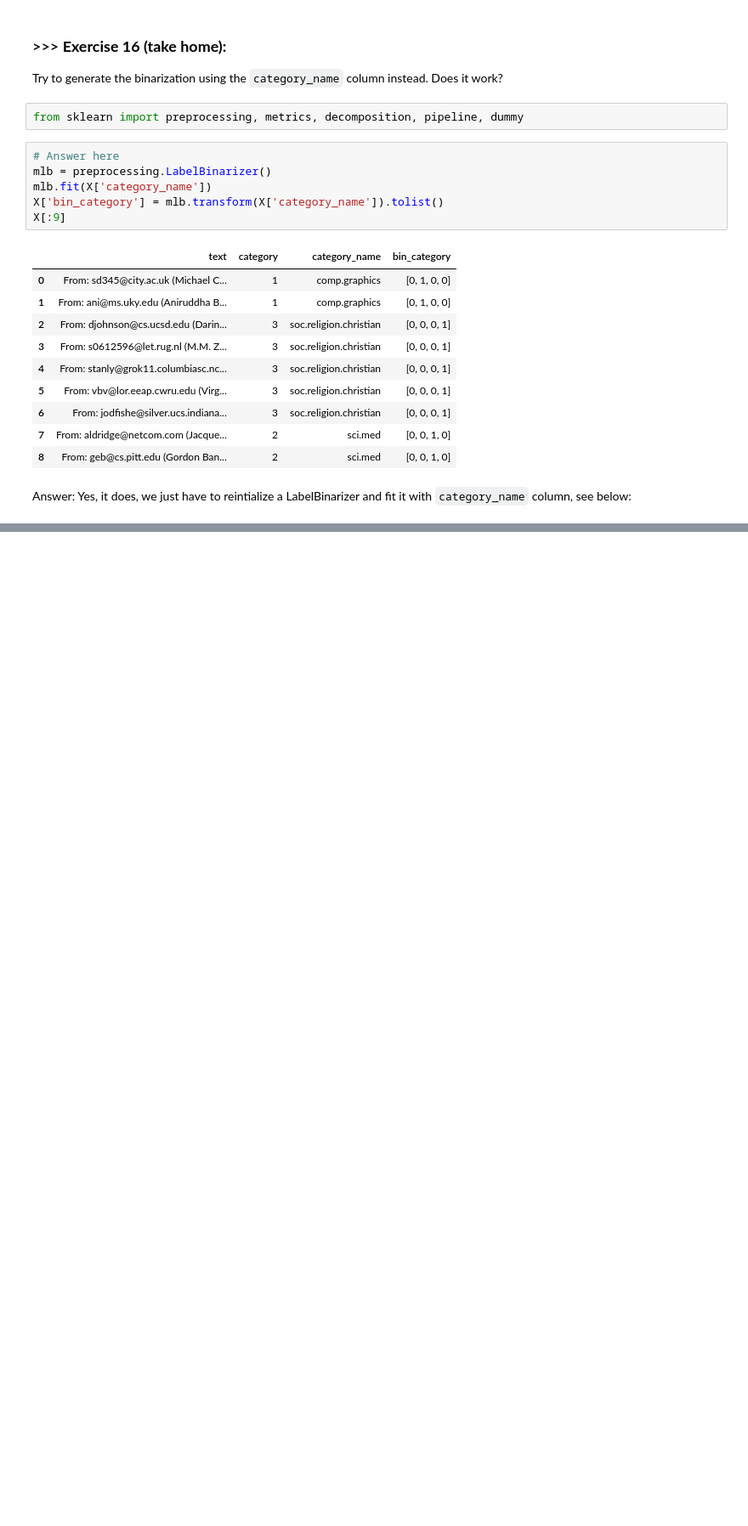
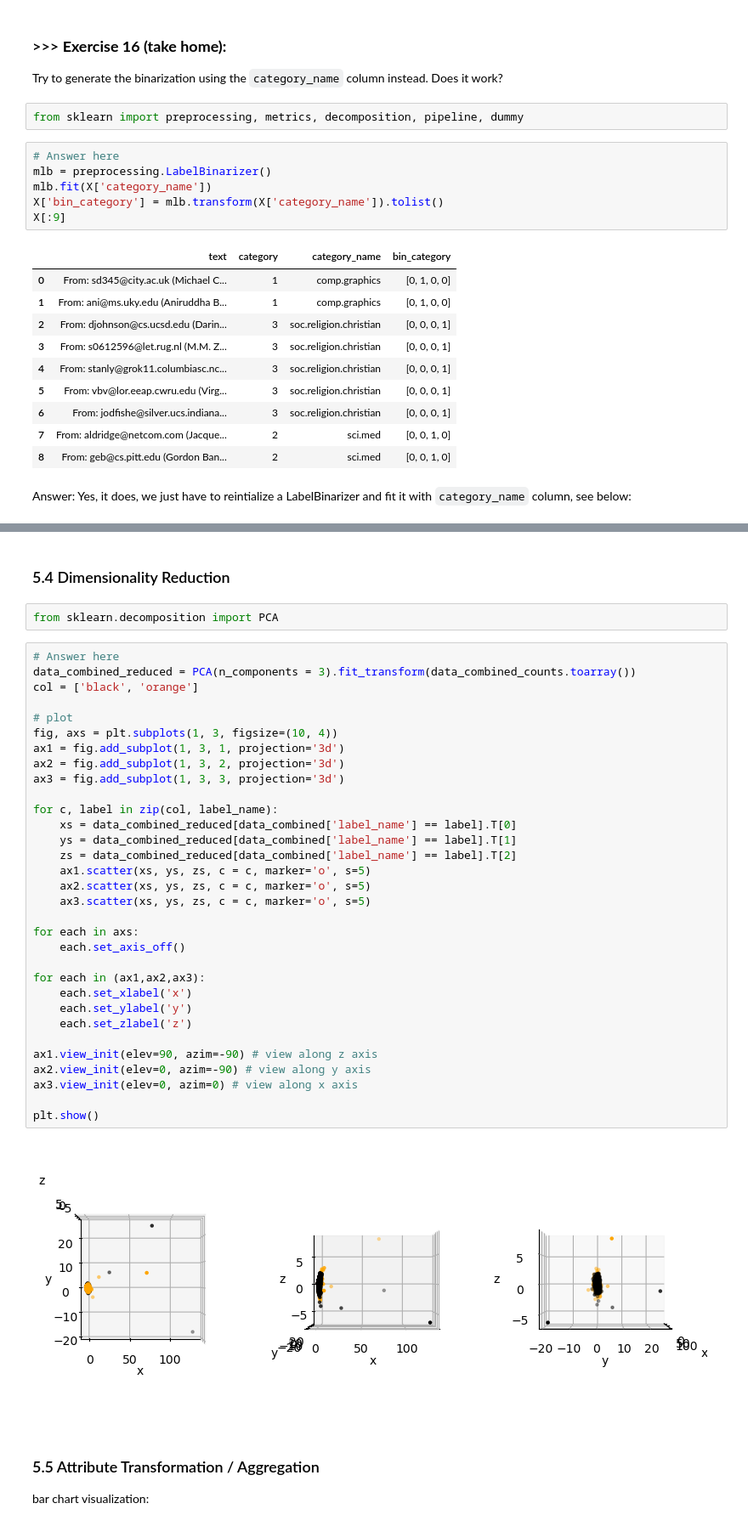
Before and after one commit to chihuahualee828/DM2023-Lab1-Master, a Jupyter notebook: Homework/DM2023-Lab1-Homework.ipynb, the cells around one changed output, grey strips where cells are left out. Shown at 85% size. Cells and saved outputs as stored; diff of their text form; blank space fills up the shorter version.

```diff
--- a/Homework/DM2023-Lab1-Homework.ipynb
+++ b/Homework/DM2023-Lab1-Homework.ipynb
@@ -534,0 +759,41 @@ Yes, it does, we just have to reintialize a LabelBinarizer and fit it with `cate
+# %% [markdown]
+### 5.4 Dimensionality Reduction
+# %%
+from sklearn.decomposition import PCA
+# %%
+# Answer here
+data_combined_reduced = PCA(n_components = 3).fit_transform(data_combined_counts.toarray())
+col = ['black', 'orange']
+
+# plot
+fig, axs = plt.subplots(1, 3, figsize=(10, 4))
+ax1 = fig.add_subplot(1, 3, 1, projection='3d')
+ax2 = fig.add_subplot(1, 3, 2, projection='3d')
+ax3 = fig.add_subplot(1, 3, 3, projection='3d')
+
+for c, label in zip(col, label_name):
+    xs = data_combined_reduced[data_combined['label_name'] == label].T[0]
+    ys = data_combined_reduced[data_combined['label_name'] == label].T[1]
+    zs = data_combined_reduced[data_combined['label_name'] == label].T[2]
+    ax1.scatter(xs, ys, zs, c = c, marker='o', s=5)
+    ax2.scatter(xs, ys, zs, c = c, marker='o', s=5)
+    ax3.scatter(xs, ys, zs, c = c, marker='o', s=5)
+
+for each in axs:
+    each.set_axis_off()
+
+for each in (ax1,ax2,ax3):
+    each.set_xlabel('x')
+    each.set_ylabel('y')
+    each.set_zlabel('z')
+
+ax1.view_init(elev=90, azim=-90) # view along z axis
+ax2.view_init(elev=0, azim=-90) # view along y axis
+ax3.view_init(elev=0, azim=0) # view along x axis
+
+plt.show()
+# %% [output]
+[figure, added]
+# %% [markdown]
+### 5.5 Attribute Transformation / Aggregation
+bar chart visualization:
```
Also changed, not shown: parts of 54 cells of this notebook, 3 other files.
